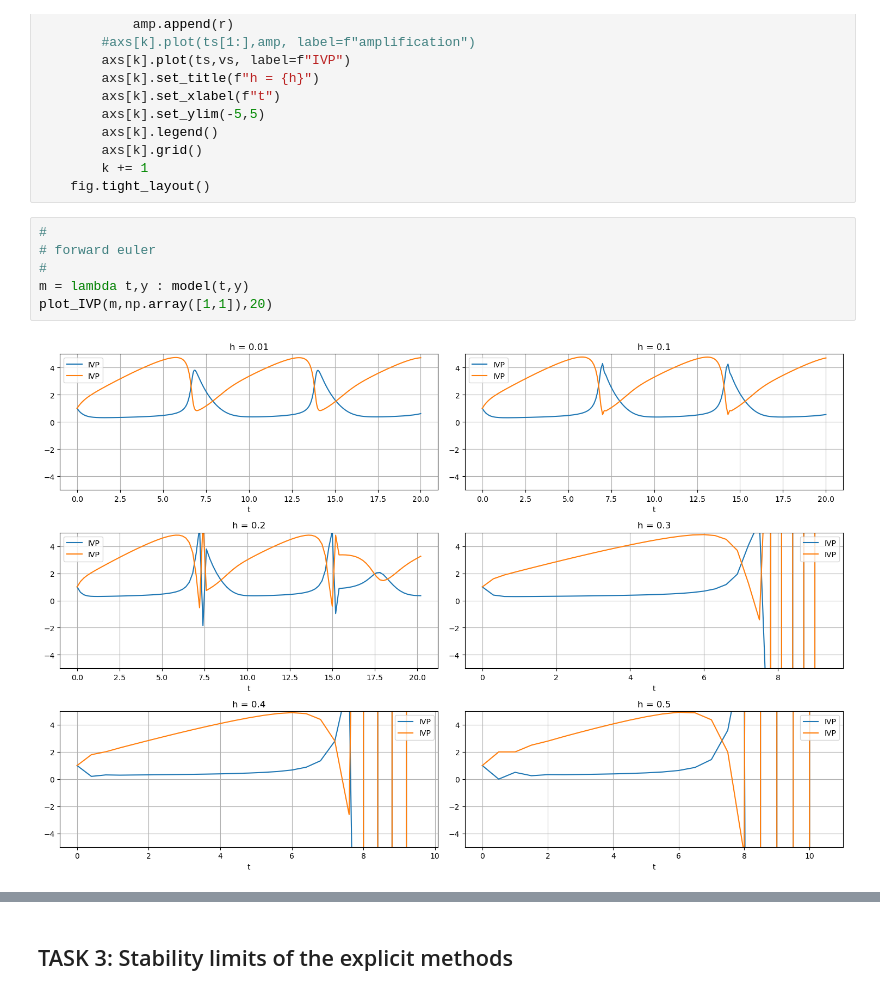
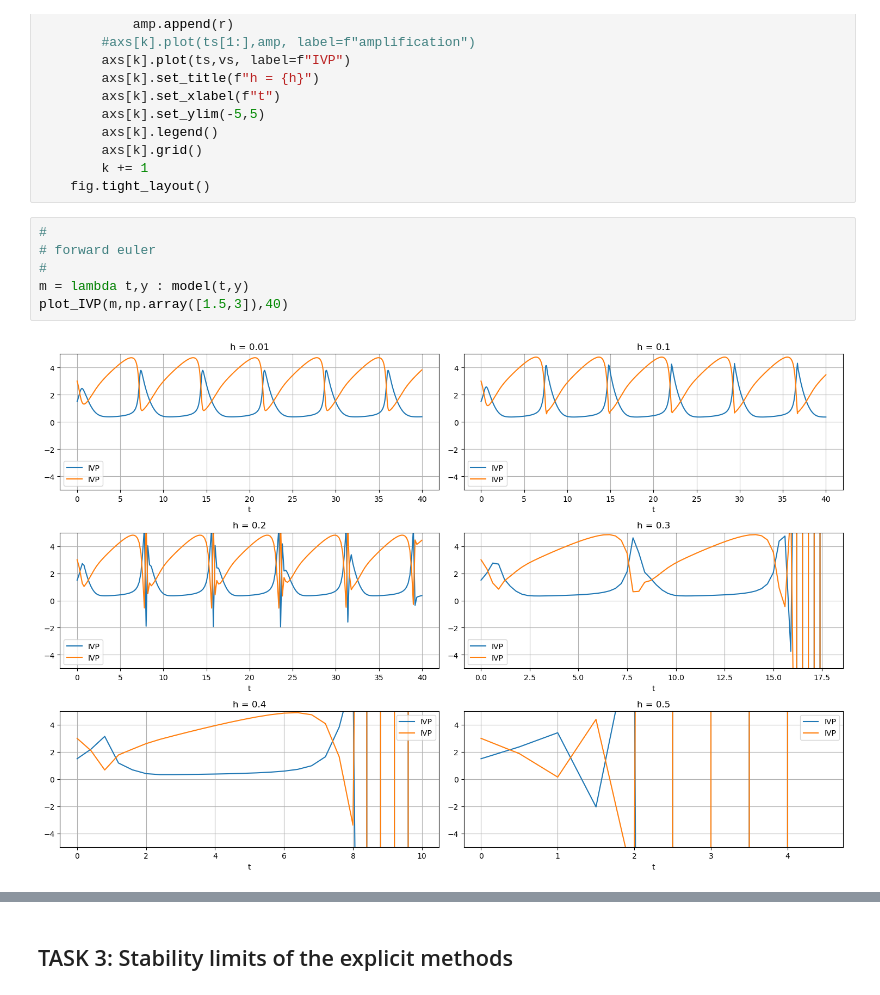
Before and after one commit to VogelBenjamin/Integration-of-Stiff-ODEs, a Jupyter notebook: Integration of stiff ODE-Brusselator.ipynb, the cells around one changed output, grey strips where cells are left out. Drawn from its saved outputs; the diff is of its cells as text.

```diff
--- a/Integration of stiff ODE-Brusselator.ipynb
+++ b/Integration of stiff ODE-Brusselator.ipynb
@@ -336,11 +336,11 @@ def plot_IVP(f,y_init,time,six_time_steps=[0.01,0.1,0.2,0.3,0.4,0.5],method=forw
 # %%
 #
 # forward euler
 #
 m = lambda t,y : model(t,y)
-plot_IVP(m,np.array([1,1]),20)
+plot_IVP(m,np.array([1.5,3]),40)
 # %% [output]
-[figure, old version]
+[figure, new version]
 # %%
 #
 # 2-RK
```
Also changed, not shown: parts of 13 cells of this notebook.
